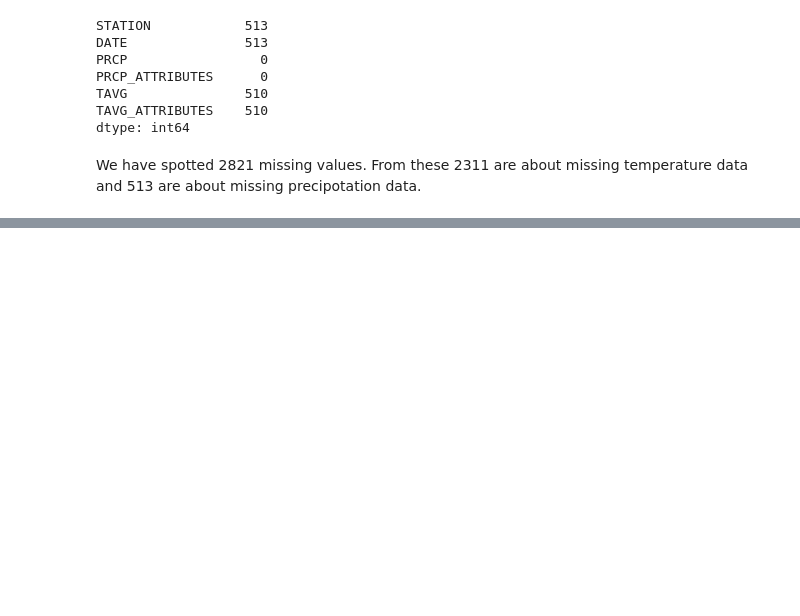
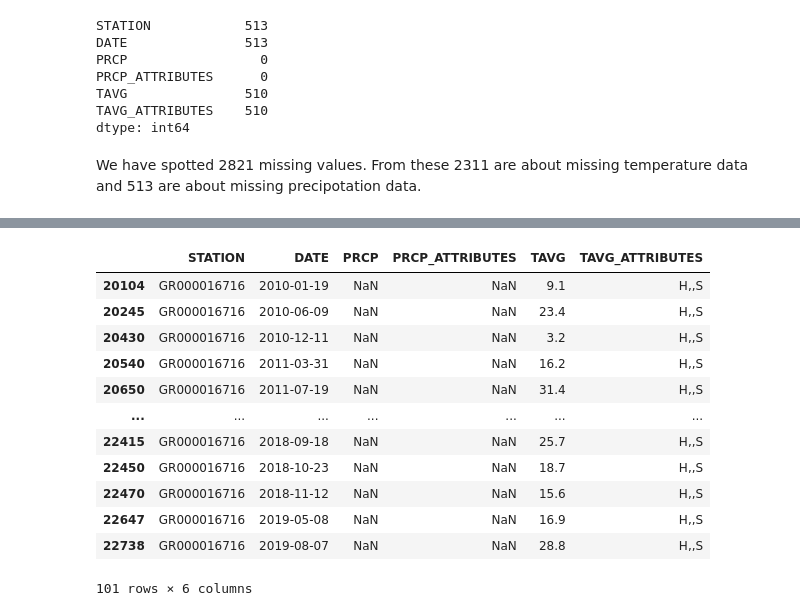
Before and after one commit to gliargovas/AML_2021_Assignments, a Jupyter notebook: Assignment1.ipynb, the cells around one changed output, grey strips where cells are left out. Drawn from its saved outputs; the diff is of its cells as text; code cells hidden in the pictures; blank space fills up the shorter version.

```diff
--- a/Assignment1.ipynb
+++ b/Assignment1.ipynb
@@ -66,4 +66,5 @@ secondary_data_headers = ["DATE", "TAVG", "TMAX", "TMIN", "HAVG", "HMAX", "HMIN"
 
 secondary_data = pd.read_csv(hds_filename,
                              names=secondary_data_headers,
+                             na_values="---",
                    parse_dates=['DATE'])
@@ -192,0 +196,2 @@ We are now going to analyze the secondary dataset.
+# %%
+secondary_data = secondary_data.drop(["TMAX", "TMIN", "HAVG", "HMAX", "HMIN", "PAVG", "PMAX", "PMIN", "WSPD", "WDIR", "GSPD"], axis=1)
@@ -192,0 +246,19 @@ We are now going to analyze the secondary dataset.
+# %%
+data.set_index("DATE")
+secondary_data.set_index("DATE")
+combined_data  = pd.merge(data[["DATE", "TAVG", "PRCP"]],
+              secondary_data[["DATE", "TAVG", "PRCP"]],
+              on=["DATE"],
+              how="outer")
+# print(combined_data[combined_data.PRCP_x.isna()])
+# print(combined_data[combined_data.PRCP_y.isna()])
+combined_data["PRCP"] = np.where(combined_data.PRCP_x.isna(), combined_data.PRCP_y, combined_data.PRCP_x)
+# if both values exist,
+combined_data["PRCP"] = np.where(combined_data.PRCP_x.notna() & combined_data.PRCP_y.notna(), (combined_data.PRCP_y + combined_data.PRCP_y) / 2, combined_data.PRCP)
+
+combined_data["TAVG"] = np.where(combined_data.TAVG_x.isna(), combined_data.TAVG_y, combined_data.TAVG_x)
+combined_data["TAVG"] = np.where(combined_data.TAVG_x.notna() & combined_data.TAVG_y.notna(), (combined_data.TAVG_y + combined_data.TAVG_y) / 2, combined_data.TAVG)
+
+combined_data = combined_data.drop(columns=["TAVG_x", "TAVG_y", "PRCP_x", "PRCP_y"])
+print(combined_data[combined_data.PRCP.isna()])
+#data.combine(secondary_data[["PRCP", "TAVG"]], True, overwrite=False)
@@ -192,0 +280,20 @@ We are now going to analyze the secondary dataset.
+# %%
+combined_data = combined_data[(combined_data['DATE'] > pd.to_datetime('2010-01-01')) & (combined_data['DATE'] < pd.to_datetime('2019-12-31'))]
+combined_data[combined_data.PRCP.isna()]
+
+data = data[(data['DATE'] > pd.to_datetime('2010-01-01')) & (data['DATE'] < pd.to_datetime('2019-12-31'))]
+data[data.PRCP.isna()]
+# %% [output]
+|  | STATION | DATE | PRCP | PRCP_ATTRIBUTES | TAVG | TAVG_ATTRIBUTES |
+| 20104 | GR000016716 | 2010-01-19 | NaN | NaN | 9.1 | H,,S |
+| 20245 | GR000016716 | 2010-06-09 | NaN | NaN | 23.4 | H,,S |
+| 20430 | GR000016716 | 2010-12-11 | NaN | NaN | 3.2 | H,,S |
+| 20540 | GR000016716 | 2011-03-31 | NaN | NaN | 16.2 | H,,S |
+| 20650 | GR000016716 | 2011-07-19 | NaN | NaN | 31.4 | H,,S |
+| ... | ... | ... | ... | ... | ... | ... |
+| 22415 | GR000016716 | 2018-09-18 | NaN | NaN | 25.7 | H,,S |
+| 22450 | GR000016716 | 2018-10-23 | NaN | NaN | 18.7 | H,,S |
+| 22470 | GR000016716 | 2018-11-12 | NaN | NaN | 15.6 | H,,S |
+| 22647 | GR000016716 | 2019-05-08 | NaN | NaN | 16.9 | H,,S |
+| 22738 | GR000016716 | 2019-08-07 | NaN | NaN | 28.8 | H,,S |
+101 rows × 6 columns
```
Also changed, not shown: parts of 13 cells of this notebook.
